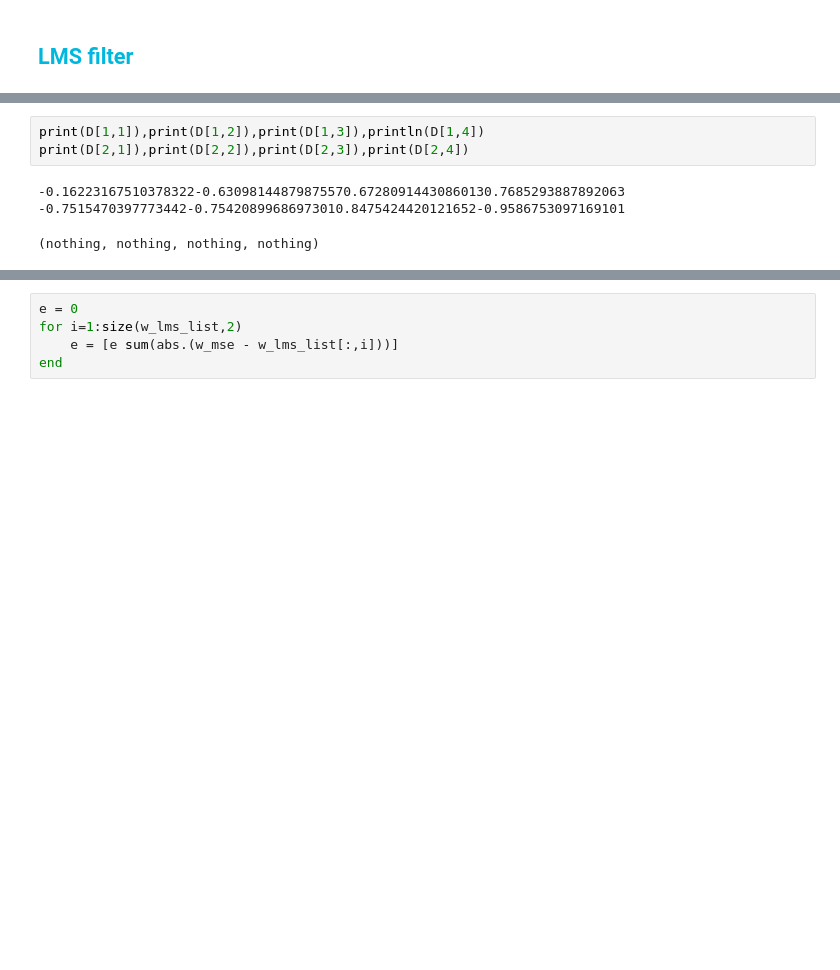
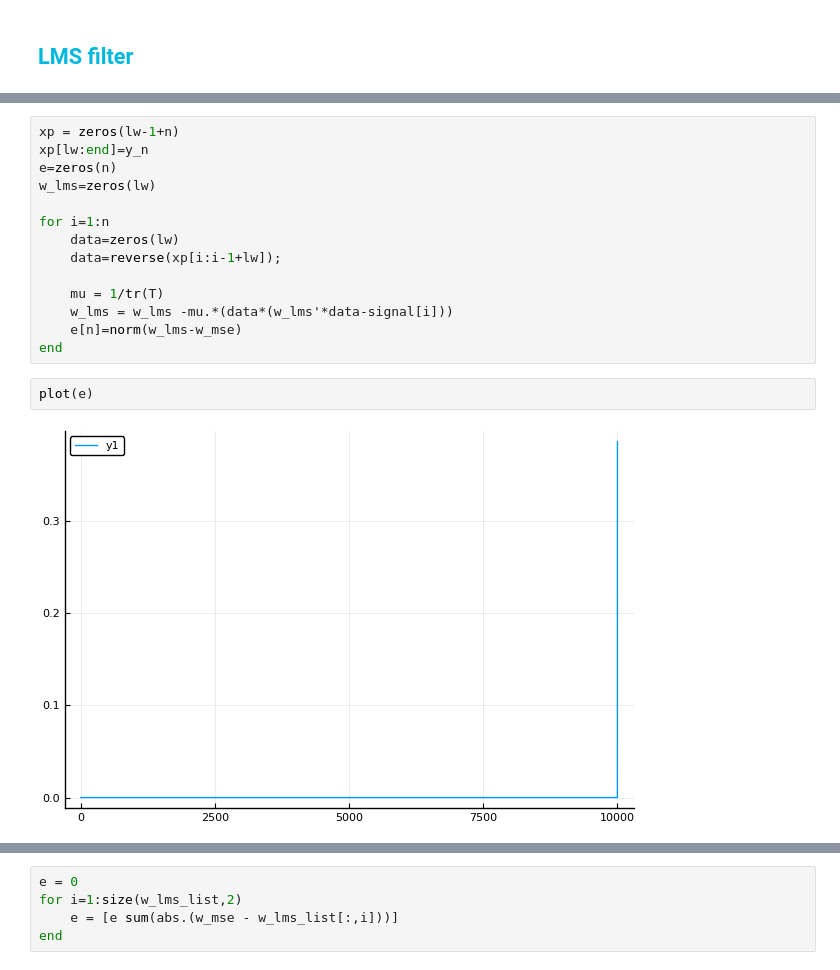
Before and after one commit to gonzaq94/Numerical-Methods-projects, a Jupyter notebook: LMS equalization for digital data recovery.ipynb, the cells around one changed output, grey strips where cells are left out. Saved outputs shown, nothing was run; the diff lists cells and outputs as text; blank space fills up the shorter version.

```diff
--- a/LMS equalization for digital data recovery.ipynb
+++ b/LMS equalization for digital data recovery.ipynb
@@ -217,10 +169,21 @@ w_mse
-# %%
-print(D[1,1]),print(D[1,2]),print(D[1,3]),println(D[1,4])
-print(D[2,1]),print(D[2,2]),print(D[2,3]),print(D[2,4])
-# %% [output]
--0.16223167510378322-0.63098144879875570.67280914430860130.7685293887892063
--0.7515470397773442-0.75420899686973010.8475424420121652-0.9586753097169101
-(nothing, nothing, nothing, nothing)
+# %%
+xp = zeros(lw-1+n)
+xp[lw:end]=y_n
+e=zeros(n)
+w_lms=zeros(lw)
+
+for i=1:n
+    data=zeros(lw)
+    data=reverse(xp[i:i-1+lw]);
+
+    mu = 1/tr(T)
+    w_lms = w_lms -mu.*(data*(w_lms'*data-signal[i]))
+    e[n]=norm(w_lms-w_mse)
+end
+# %%
+plot(e)
+# %% [output]
+[figure, added]
 # %%
 w_lms
 # %% [output]
```
Also changed, not shown: parts of 20 cells of this notebook.
